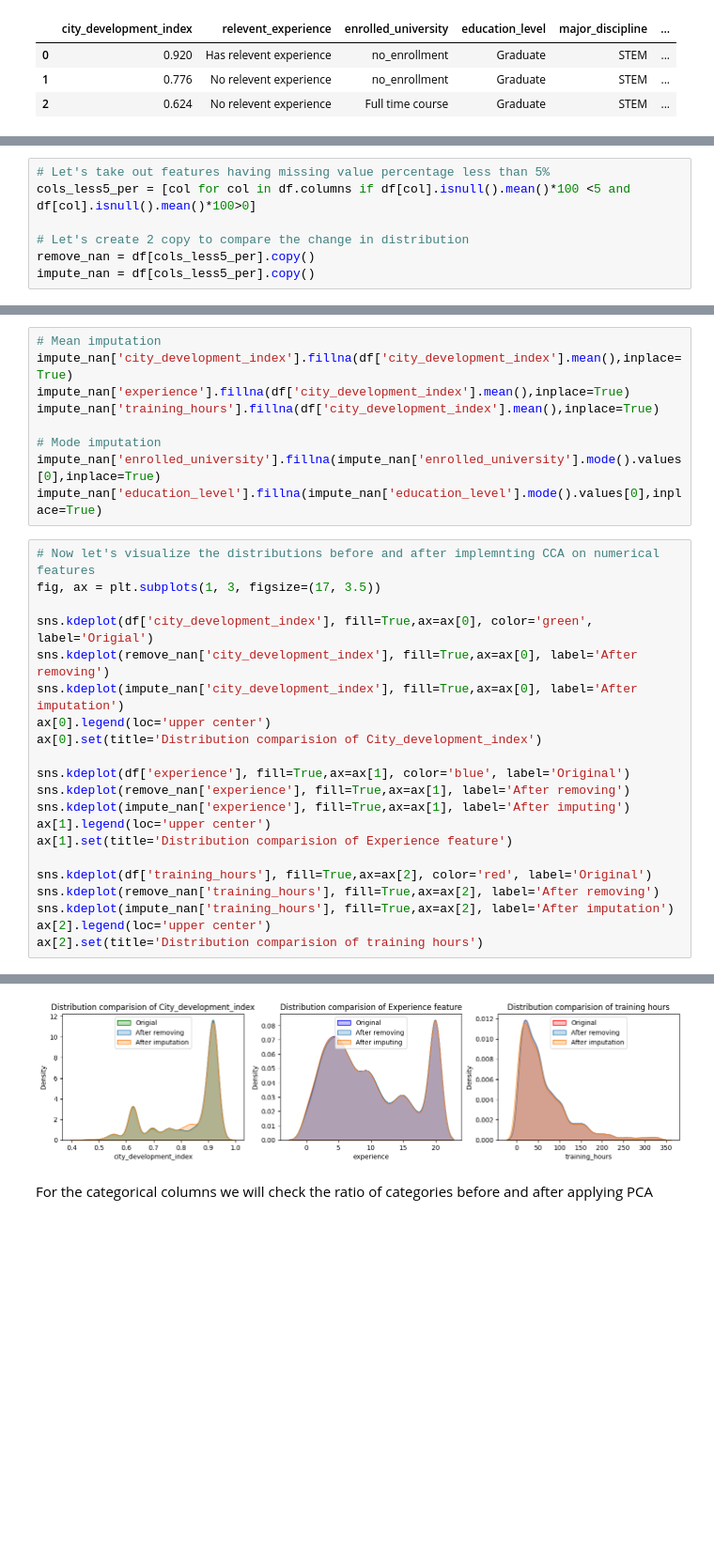
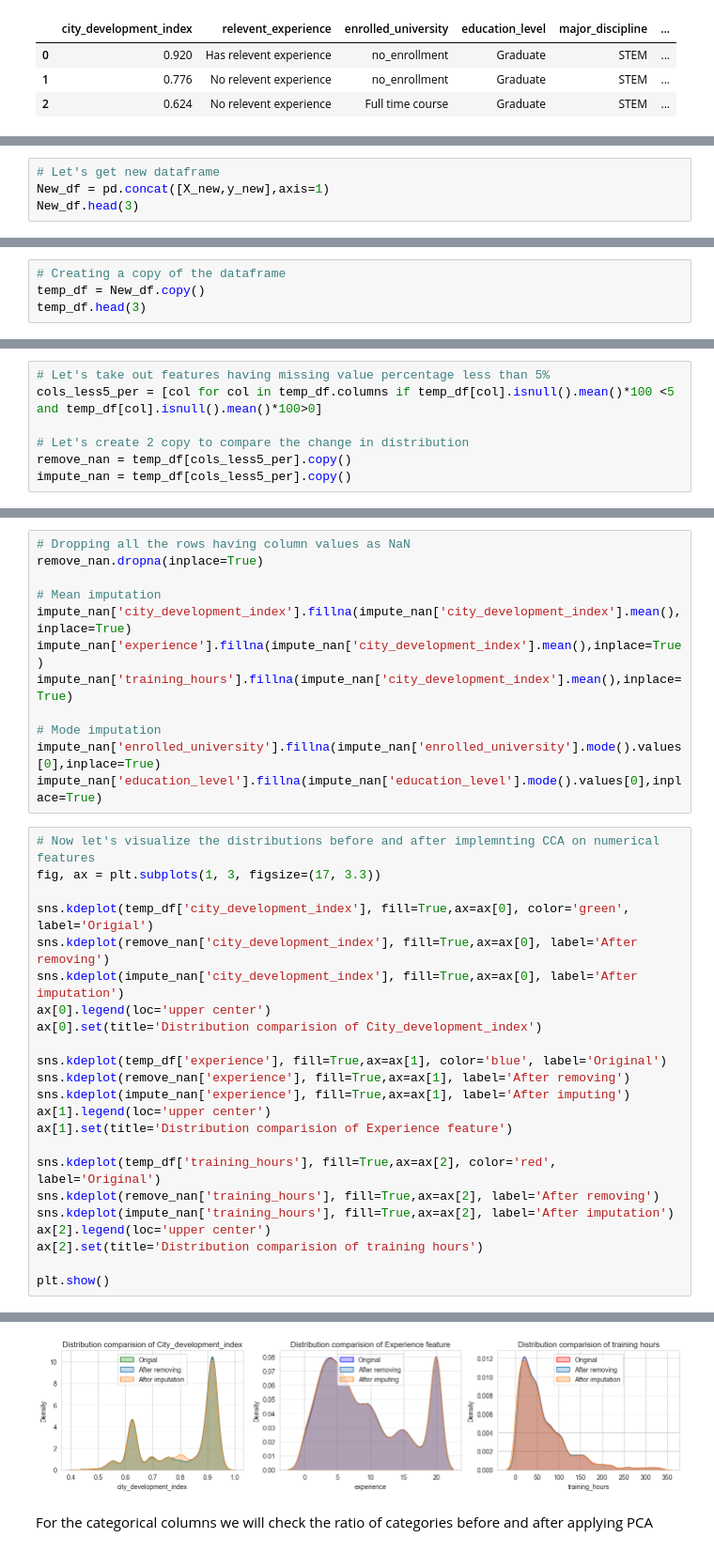
Before and after one commit to yuvraaj2002/Old_projects, a Jupyter notebook: DS job prediction/DS_job_prediction.ipynb, the cells around one changed output, grey strips where cells are left out. Shown at 94% size. Saved outputs shown, nothing was run; the diff lists cells and outputs as text; blank space fills up the shorter version.

```diff
--- a/DS job prediction/DS_job_prediction.ipynb
+++ b/DS job prediction/DS_job_prediction.ipynb
@@ -154,0 +183,4 @@ df.head(3)
+# %%
+# Let's get new dataframe
+New_df = pd.concat([X_new,y_new],axis=1)
+New_df.head(3)
@@ -154,0 +194,4 @@ df.head(3)
+# %%
+# Creating a copy of the dataframe
+temp_df = New_df.copy()
+temp_df.head(3)
@@ -155,7 +203,7 @@ df.head(3)
 # %%
 # Let's take out features having missing value percentage less than 5%
-cols_less5_per = [col for col in df.columns if df[col].isnull().mean()*100 <5 and df[col].isnull().mean()*100>0]
+cols_less5_per = [col for col in temp_df.columns if temp_df[col].isnull().mean()*100 <5 and temp_df[col].isnull().mean()*100>0]
 
 # Let's create 2 copy to compare the change in distribution
-remove_nan = df[cols_less5_per].copy()
-impute_nan = df[cols_less5_per].copy()
+remove_nan = temp_df[cols_less5_per].copy()
+impute_nan = temp_df[cols_less5_per].copy()
@@ -167,31 +210,36 @@ Since city_development_index, experience and training hours are numerical featur
 # %%
+# Dropping all the rows having column values as NaN
+remove_nan.dropna(inplace=True)
+
 # Mean imputation
-impute_nan['city_development_index'].fillna(df['city_development_index'].mean(),inplace=True)
-impute_nan['experience'].fillna(df['city_development_index'].mean(),inplace=True)
-impute_nan['training_hours'].fillna(df['city_development_index'].mean(),inplace=True)
+impute_nan['city_development_index'].fillna(impute_nan['city_development_index'].mean(),inplace=True)
+impute_nan['experience'].fillna(impute_nan['city_development_index'].mean(),inplace=True)
+impute_nan['training_hours'].fillna(impute_nan['city_development_index'].mean(),inplace=True)
 
 # Mode imputation
 impute_nan['enrolled_university'].fillna(impute_nan['enrolled_university'].mode().values[0],inplace=True)
 impute_nan['education_level'].fillna(impute_nan['education_level'].mode().values[0],inplace=True)
 # %%
 # Now let's visualize the distributions before and after implemnting CCA on numerical features
-fig, ax = plt.subplots(1, 3, figsize=(17, 3.5))
+fig, ax = plt.subplots(1, 3, figsize=(17, 3.3))
 
-sns.kdeplot(df['city_development_index'], fill=True,ax=ax[0], color='green', label='Origial')
+sns.kdeplot(temp_df['city_development_index'], fill=True,ax=ax[0], color='green', label='Origial')
 sns.kdeplot(remove_nan['city_development_index'], fill=True,ax=ax[0], label='After removing')
 sns.kdeplot(impute_nan['city_development_index'], fill=True,ax=ax[0], label='After imputation')
 ax[0].legend(loc='upper center')
 ax[0].set(title='Distribution comparision of City_development_index')
 
-sns.kdeplot(df['experience'], fill=True,ax=ax[1], color='blue', label='Original')
+sns.kdeplot(temp_df['experience'], fill=True,ax=ax[1], color='blue', label='Original')
 sns.kdeplot(remove_nan['experience'], fill=True,ax=ax[1], label='After removing')
 sns.kdeplot(impute_nan['experience'], fill=True,ax=ax[1], label='After imputing')
 ax[1].legend(loc='upper center')
 ax[1].set(title='Distribution comparision of Experience feature')
 
-sns.kdeplot(df['training_hours'], fill=True,ax=ax[2], color='red', label='Original')
+sns.kdeplot(temp_df['training_hours'], fill=True,ax=ax[2], color='red', label='Original')
 sns.kdeplot(remove_nan['training_hours'], fill=True,ax=ax[2], label='After removing')
 sns.kdeplot(impute_nan['training_hours'], fill=True,ax=ax[2], label='After imputation')
 ax[2].legend(loc='upper center')
 ax[2].set(title='Distribution comparision of training hours')
+
+plt.show()
 # %% [output]
@@ -199,4 +246,4 @@ ax[2].set(title='Distribution comparision of training hours')
-[figure, old version]
+[figure, new version]
 # %% [markdown]
 For the categorical columns we will check the ratio of categories before and after applying PCA
 # %%
```
Also changed, not shown: parts of 58 cells of this notebook.
